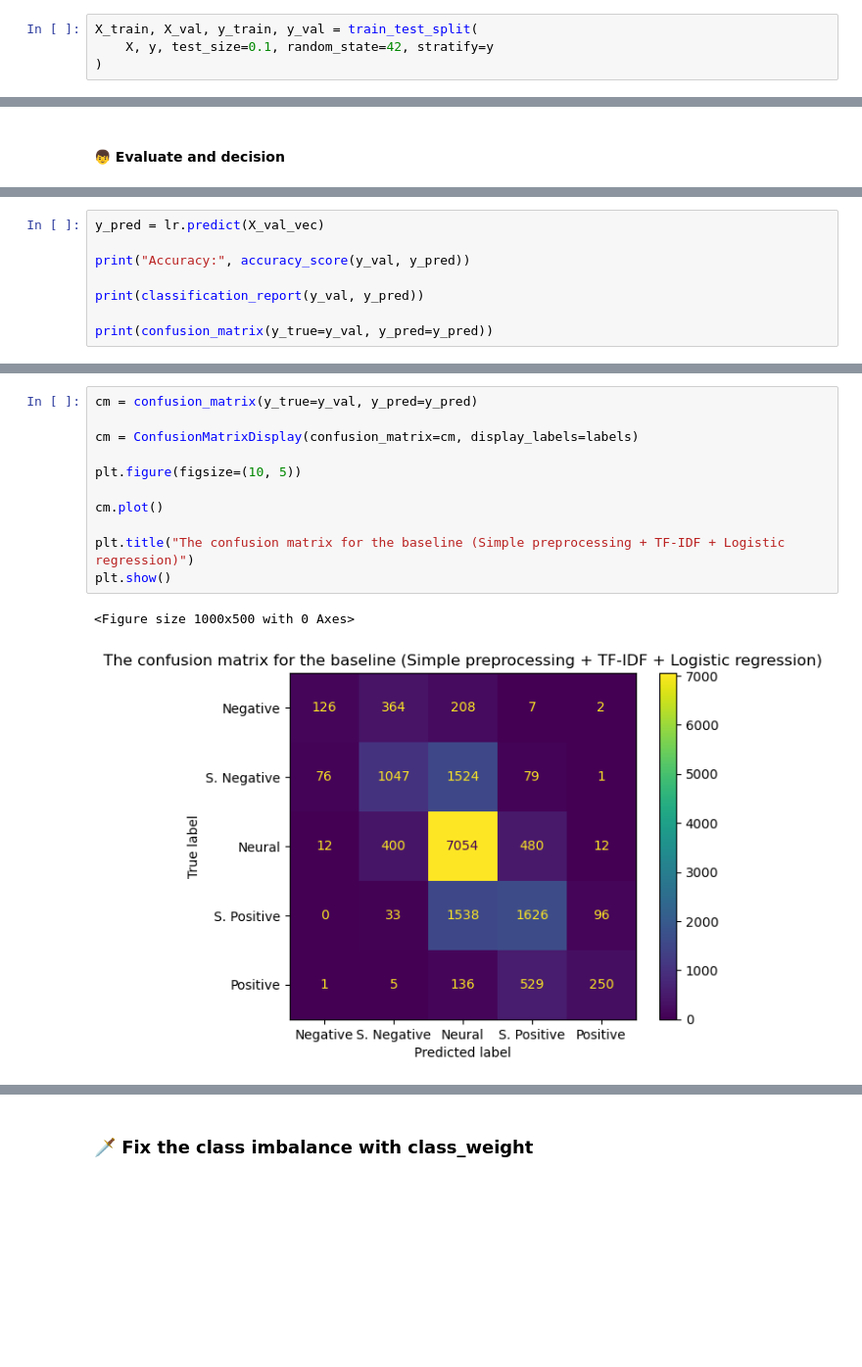
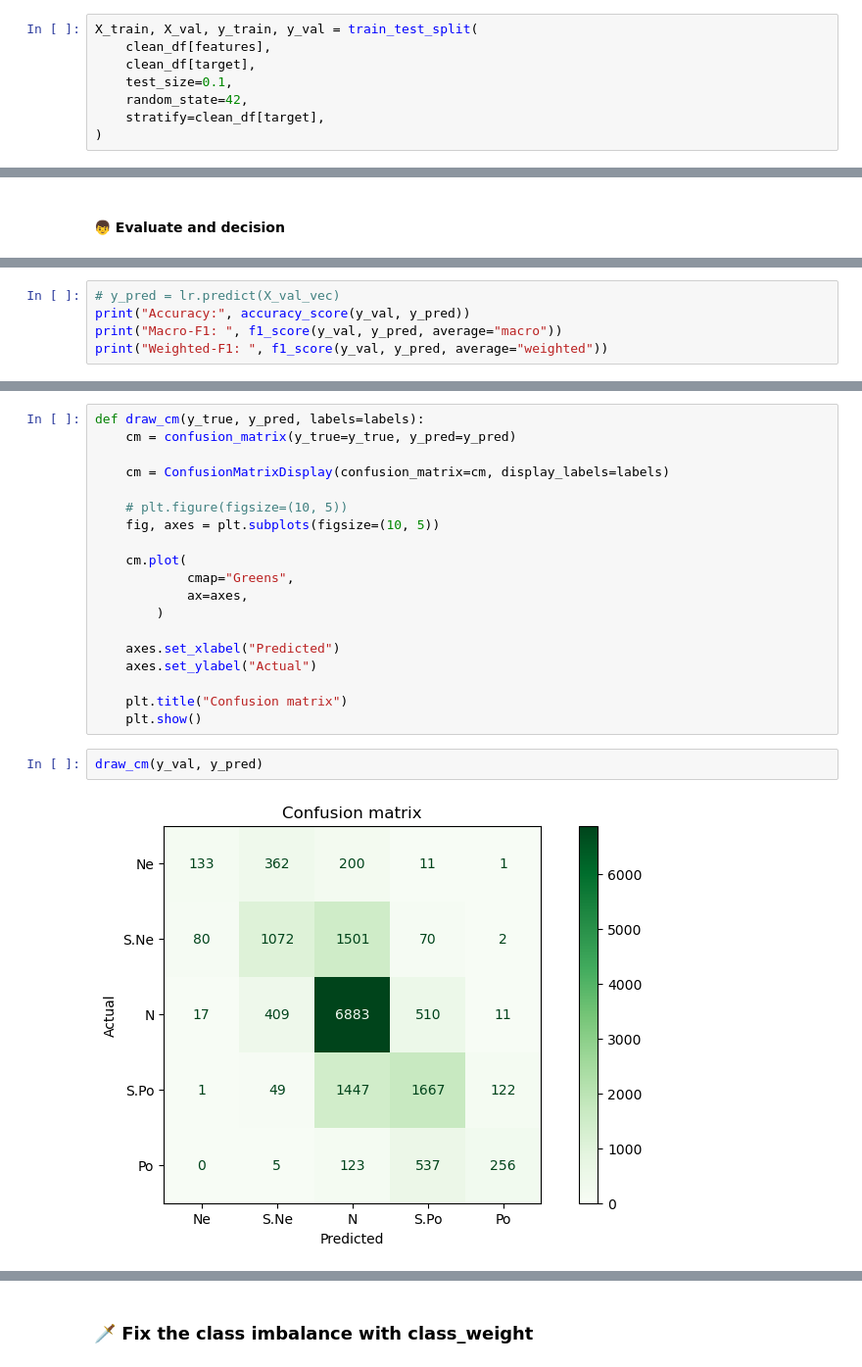
Before and after one commit to trungdung1711/sentiment-analysis-on-movie-reviews, a Jupyter notebook: notebooks/3_baseline.ipynb, the cells around one changed output, grey strips where cells are left out. Shown at 98% size. Saved outputs shown, nothing was run; the diff lists cells and outputs as text; blank space fills up the shorter version.

Commit message:
fix: :bug: fix the baseline of logistic regression

```diff
--- a/notebooks/3_baseline.ipynb
+++ b/notebooks/3_baseline.ipynb
@@ -44,4 +127,8 @@ y = baseline_df["Sentiment"]
 # %%
 X_train, X_val, y_train, y_val = train_test_split(
-    X, y, test_size=0.1, random_state=42, stratify=y
+    clean_df[features],
+    clean_df[target],
+    test_size=0.1,
+    random_state=42,
+    stratify=clean_df[target],
 )
@@ -127,9 +244,6 @@ View run at https://wandb.ai/trungdunglebui17112004-ho-chi-minh-city-university-
 # %%
-y_pred = lr.predict(X_val_vec)
-
+# y_pred = lr.predict(X_val_vec)
 print("Accuracy:", accuracy_score(y_val, y_pred))
-
-print(classification_report(y_val, y_pred))
-
-print(confusion_matrix(y_true=y_val, y_pred=y_pred))
+print("Macro-F1: ", f1_score(y_val, y_pred, average="macro"))
+print("Weighted-F1: ", f1_score(y_val, y_pred, average="weighted"))
 # %% [output]
@@ -154,14 +253,23 @@ weighted avg       0.64      0.65      0.62     15606
+# %%
+def draw_cm(y_true, y_pred, labels=labels):
+    cm = confusion_matrix(y_true=y_true, y_pred=y_pred)
+
+    cm = ConfusionMatrixDisplay(confusion_matrix=cm, display_labels=labels)
+
+    # plt.figure(figsize=(10, 5))
+    fig, axes = plt.subplots(figsize=(10, 5))
+
+    cm.plot(
+            cmap="Greens",
+            ax=axes,
+        )
+
+    axes.set_xlabel("Predicted")
+    axes.set_ylabel("Actual")
+
+    plt.title("Confusion matrix")
+    plt.show()
 # %%
-cm = confusion_matrix(y_true=y_val, y_pred=y_pred)
-
-cm = ConfusionMatrixDisplay(confusion_matrix=cm, display_labels=labels)
-
-plt.figure(figsize=(10, 5))
-
-cm.plot()
-
-plt.title("The confusion matrix for the baseline (Simple preprocessing + TF-IDF + Logistic regression)")
-plt.show()
+draw_cm(y_val, y_pred)
 # %% [output]
-<Figure size 1000x500 with 0 Axes>
-[figure, old version]
+[figure, new version]
```
Also changed, not shown: parts of 23 cells of this notebook, 1 other file.
